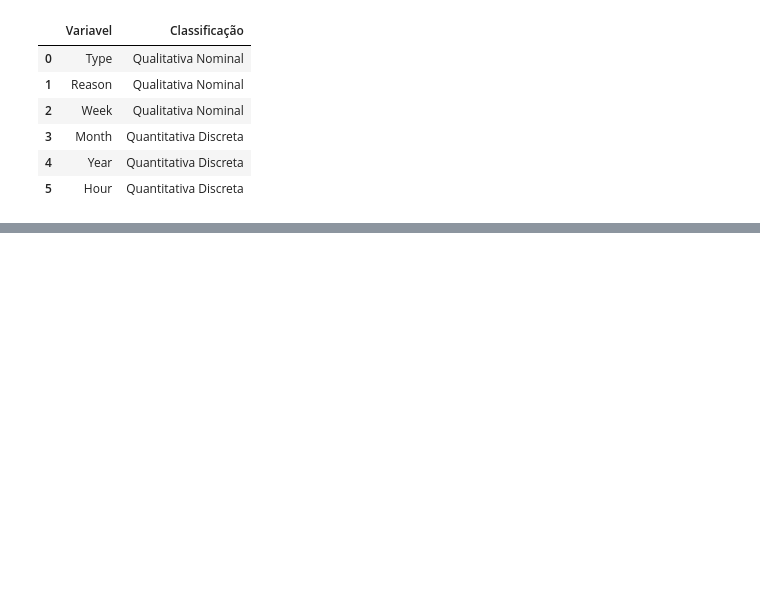
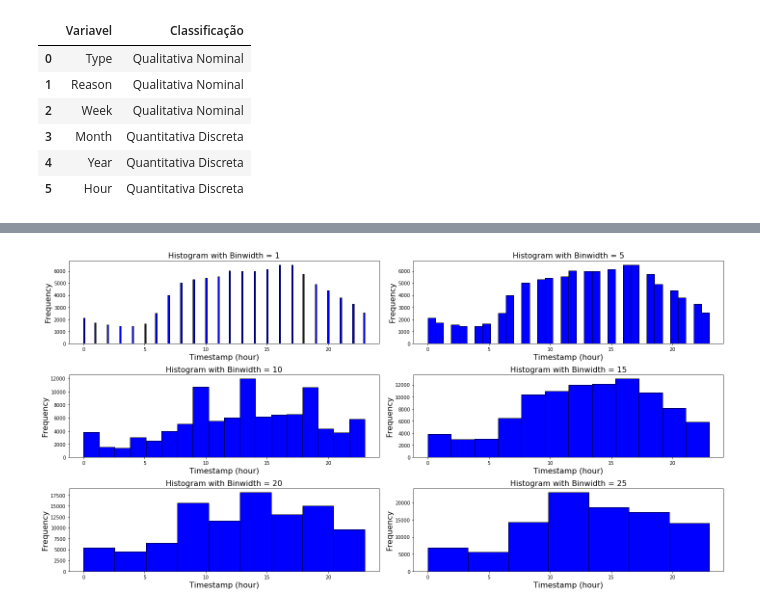
Before and after one commit to aabrantes/datascience, a Jupyter notebook: Trabalho_Apresentação.ipynb, the cells around one changed output, grey strips where cells are left out. Saved outputs shown, nothing was run; the diff lists cells and outputs as text; code cells hidden in the pictures; blank space fills up the shorter version.

```diff
--- a/Trabalho_Apresentação.ipynb
+++ b/Trabalho_Apresentação.ipynb
@@ -72,0 +99,22 @@ variaveis
+# %%
+fig, ax = plt.subplots(figsize=(20, 10))
+
+# Show 4 different binwidths
+for i, binwidth in enumerate([1, 5, 10, 15, 20, 25]):
+
+    # Set up the plot
+    ax = plt.subplot(3, 2, i + 1)
+
+    # Draw the plot
+    ax.hist(df['Hour'], bins = int(180/binwidth),
+             color = 'blue', edgecolor = 'black')
+
+    # Title and labels
+    ax.set_title('Histogram with Binwidth = %d' % binwidth, size = 16)
+    ax.set_xlabel('Timestamp (hour)', size = 16)
+    ax.set_ylabel('Frequency', size= 16)
+
+fig.tight_layout()
+plt.show()
+# %% [output]
+[figure, added]
```
Also changed, not shown: parts of 13 cells of this notebook.
